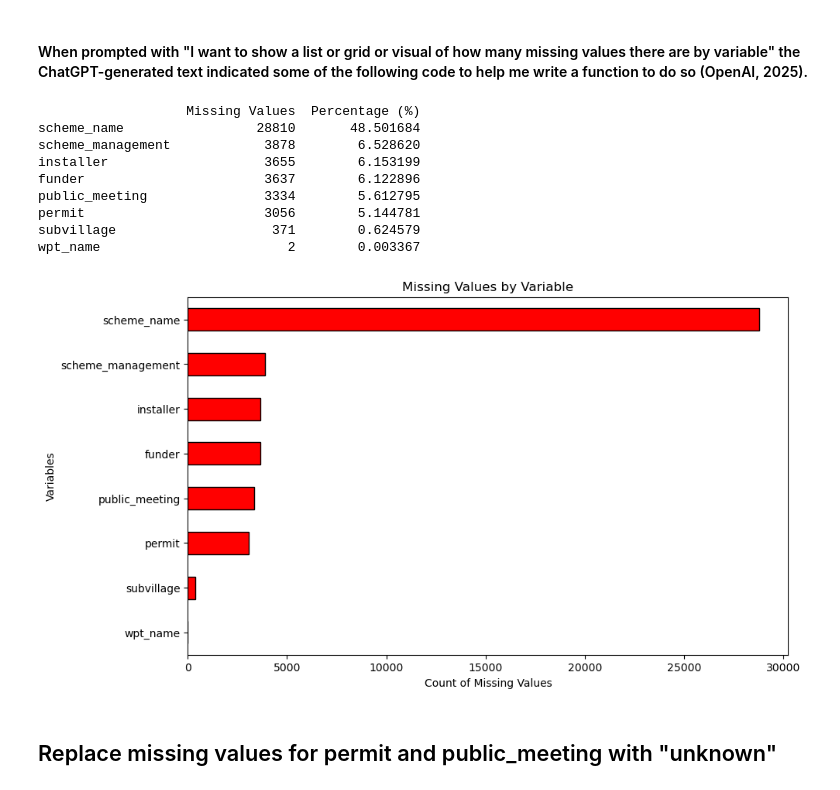
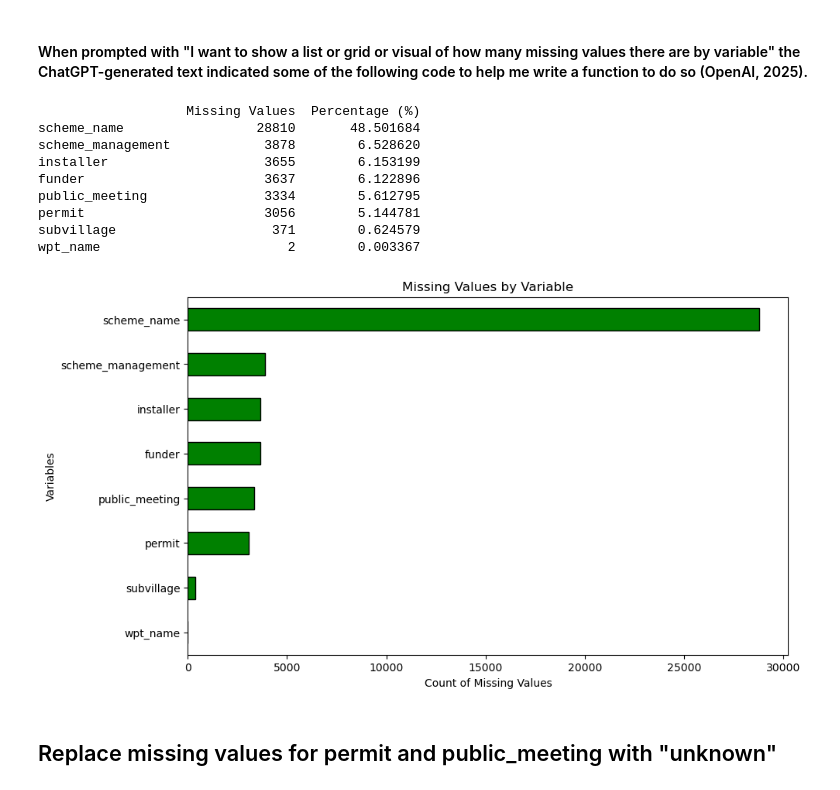
Before and after one commit to KatieKimberling/ads-502-team-project, a Jupyter notebook: PumpEDA.ipynb, the cells around one changed output. Cells and saved outputs as stored; diff of their text form; code cells hidden in the pictures.

```diff
--- a/PumpEDA.ipynb
+++ b/PumpEDA.ipynb
@@ -118,35 +119,35 @@ def missing_value_summary(ptrain):
 
     # Display the summary
 
     print(missing_summary)
 
     # Plot missing values as a bar chart
 
     if not missing_summary.empty:
         plt.figure(figsize=(10, 6))
-        missing_summary['Missing Values'].plot(kind='barh', color='red', edgecolor='black')
+        missing_summary['Missing Values'].plot(kind='barh', color='green', edgecolor='black')
         plt.xlabel("Count of Missing Values")
         plt.ylabel("Variables")
         plt.title("Missing Values by Variable")
         plt.gca().invert_yaxis()  # Invert y-axis for better readability
         plt.show()
     else:
         print("No missing values in the dataset!")
 
     return missing_summary  # Return the summary DataFrame
 
 missing_summary = missing_value_summary(ptrain)
 # %% [output]
                    Missing Values  Percentage (%)
 scheme_name                 28810       48.501684
 scheme_management            3878        6.528620
 installer                    3655        6.153199
 funder                       3637        6.122896
 public_meeting               3334        5.612795
 permit                       3056        5.144781
 subvillage                    371        0.624579
 wpt_name                        2        0.003367
-[figure, old version]
+[figure, new version]
 # %% [markdown]
 ## Replace missing values for permit and public_meeting with "unknown"
 # %%
```
Also changed, not shown: parts of 30 cells of this notebook.
